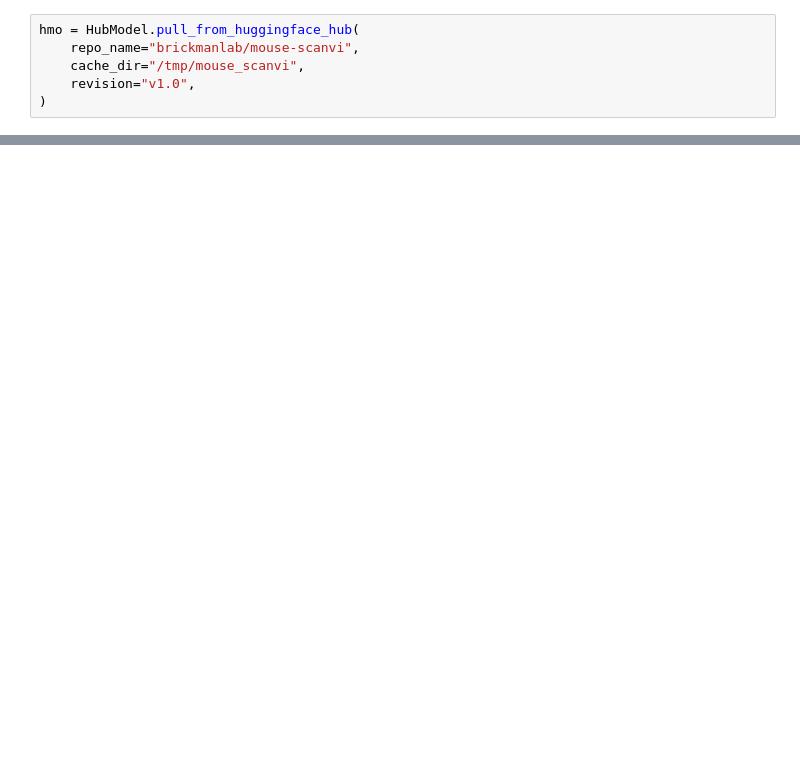
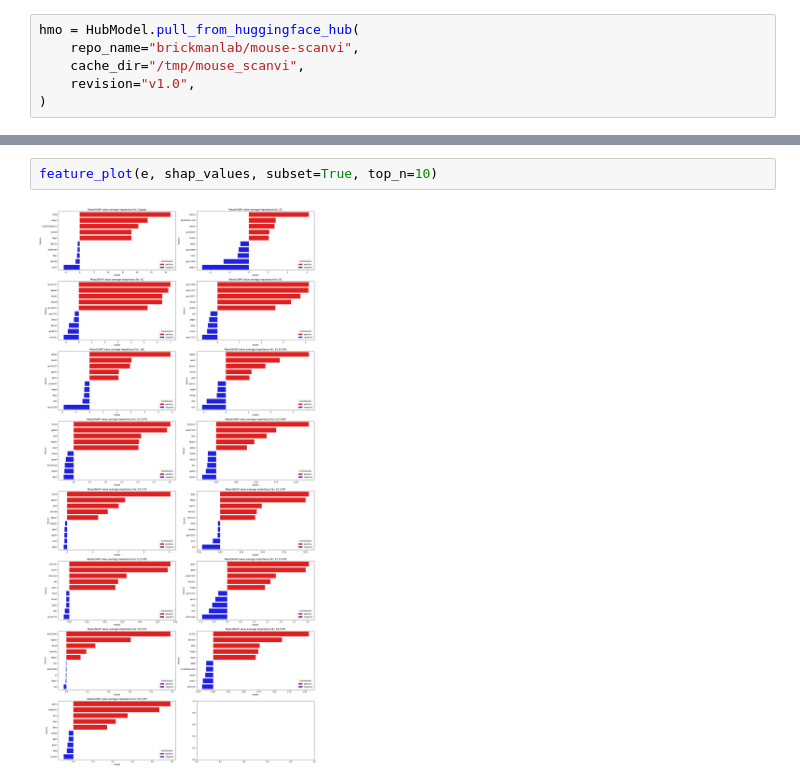
Before and after one commit to brickmanlab/scanvi-explainer, a Jupyter notebook: docs/notebooks/Example.ipynb, the cells around one changed output, grey strips where cells are left out. Saved outputs shown, nothing was run; the diff lists cells and outputs as text; blank space fills up the shorter version.

```diff
--- a/docs/notebooks/Example.ipynb
+++ b/docs/notebooks/Example.ipynb
@@ -131,0 +63,4 @@ feature_plot(test, shap_values, classes=lvae.adata.obs.ct.cat.categories, featur
+# %%
+feature_plot(e, shap_values, subset=True, top_n=10)
+# %% [output]
+[figure, added]
```
Also changed, not shown: parts of 12 cells of this notebook, 2 other files.
